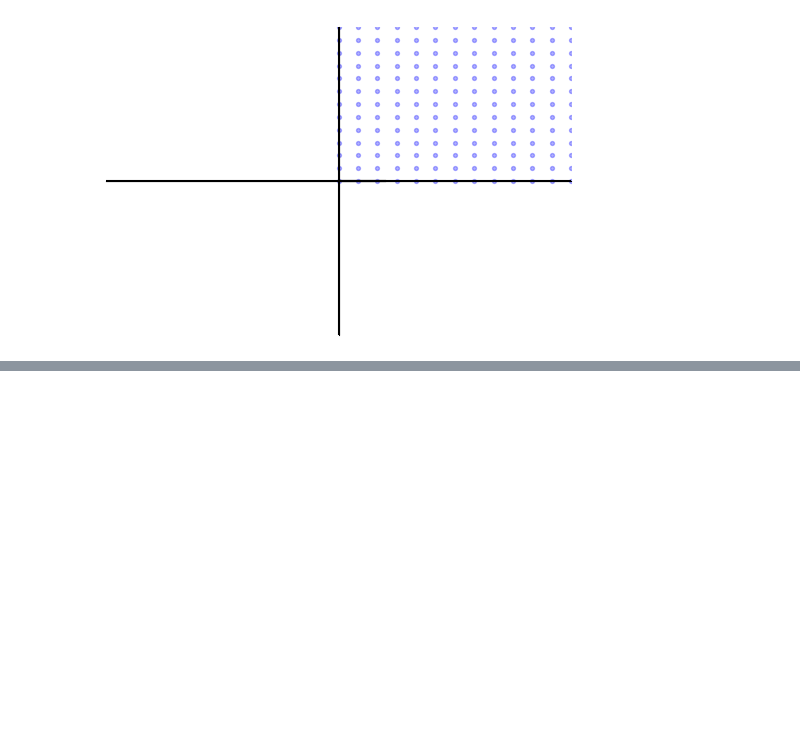
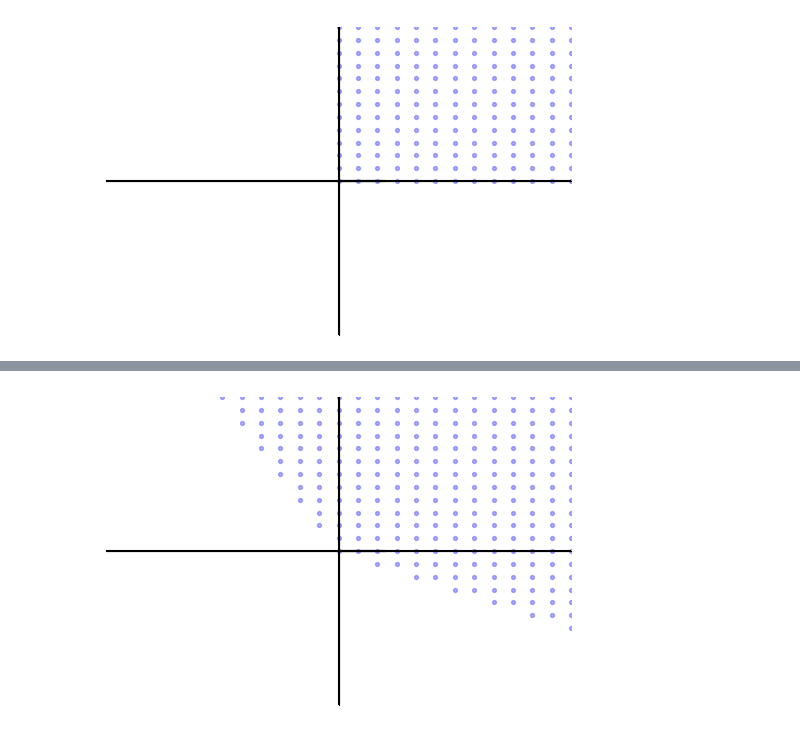
Before and after one commit to Bilkent-CYBORG/VOPy, a Jupyter notebook: examples/motivating_example.ipynb, the cells around one changed output, grey strips where cells are left out. Drawn from its saved outputs; the diff is of its cells as text; code cells hidden in the pictures; blank space fills up the shorter version.

```diff
--- a/examples/motivating_example.ipynb
+++ b/examples/motivating_example.ipynb
@@ -39,0 +45,10 @@ _ = componentwise_2d_order.ordering_cone.plot()
+# %%
+from vopy.utils import get_2d_w
+
+trade_off_ratio = 1/2
+angle_around_x_equal_y = np.rad2deg(np.pi/2 + 2*np.arctan(trade_off_ratio))
+constraint_matrix = get_2d_w(angle_around_x_equal_y)
+obtuse_2d_ordering_cone = OrderingCone(W=constraint_matrix)
+_ = obtuse_2d_ordering_cone.plot()
+# %% [output]
+[figure, added]
```
Also changed, not shown: parts of 11 cells of this notebook, 3 other files.
